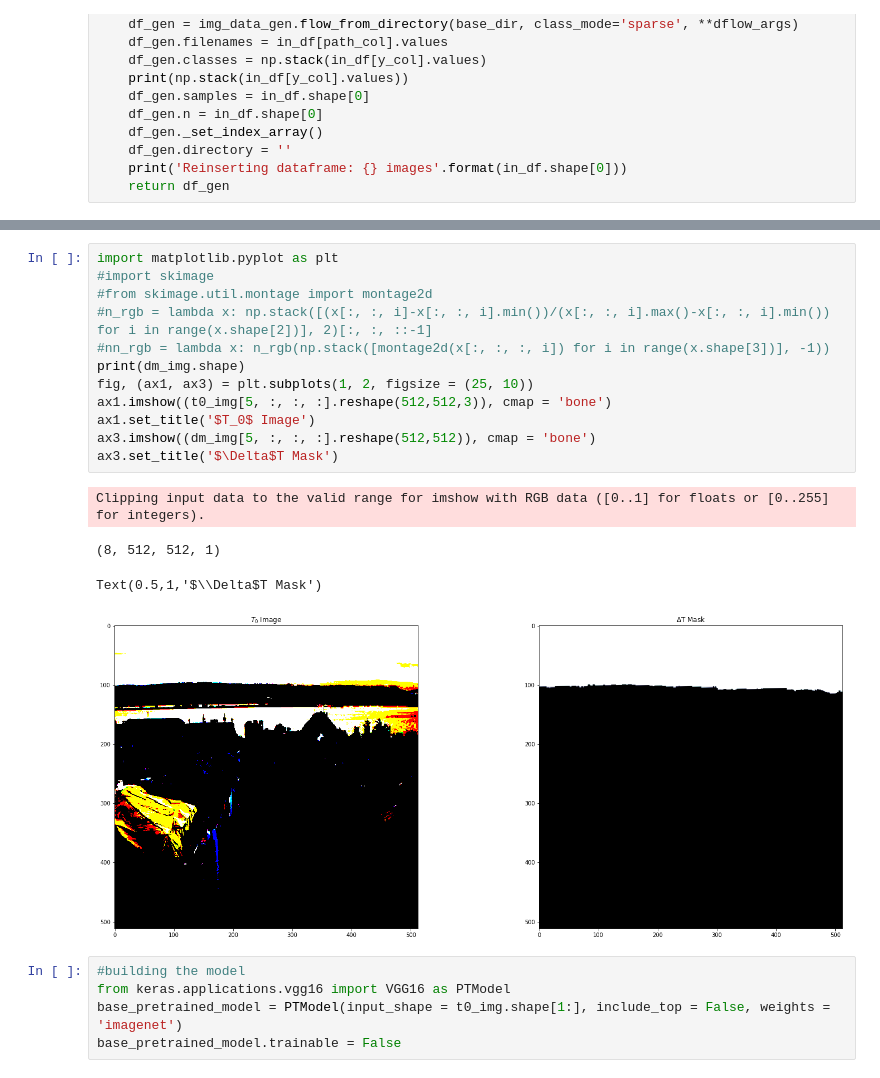
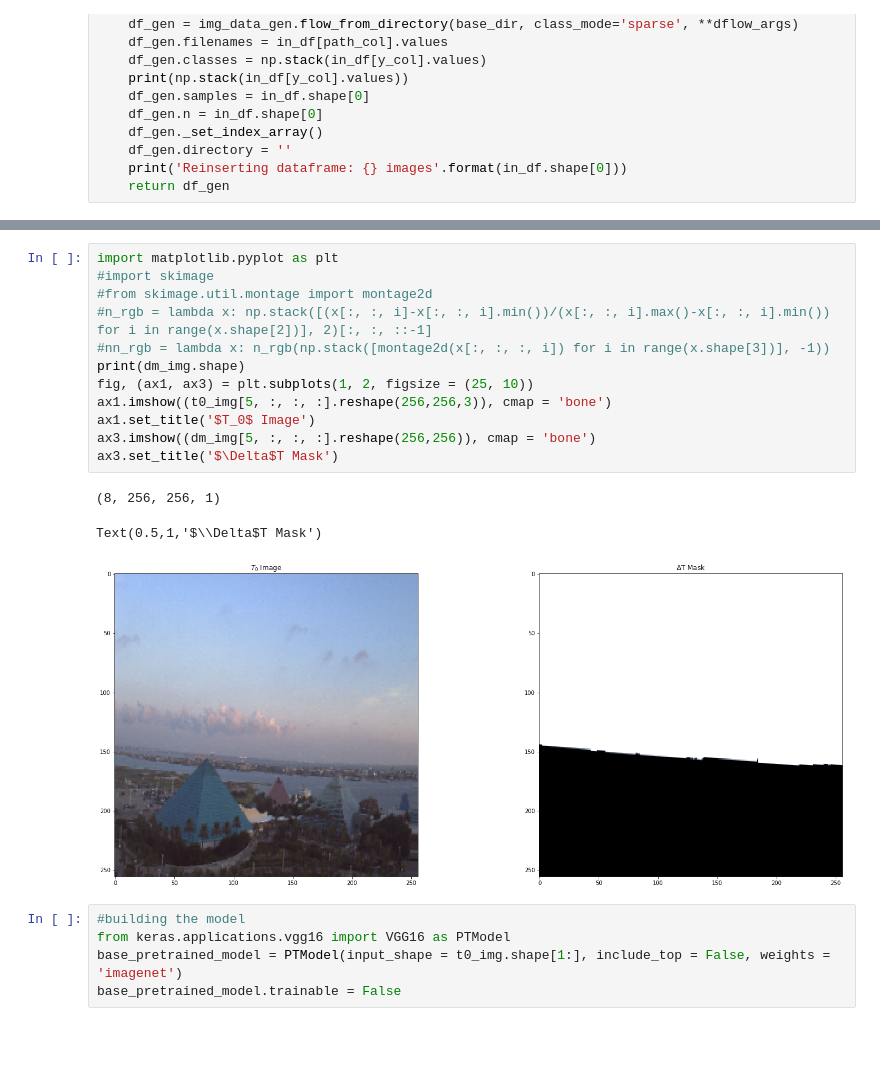
Before and after one commit to shruthisr014/unet_segmentation, a Jupyter notebook: VGG_UNET_sky.ipynb, the cells around one changed output, grey strips where cells are left out. Drawn from its saved outputs; the diff is of its cells as text; blank space fills up the shorter version.

```diff
--- a/VGG_UNET_sky.ipynb
+++ b/VGG_UNET_sky.ipynb
@@ -130,20 +136,19 @@ Reinserting dataframe: 67689 images
 # %%
 import matplotlib.pyplot as plt
 #import skimage
 #from skimage.util.montage import montage2d
 #n_rgb = lambda x: np.stack([(x[:, :, i]-x[:, :, i].min())/(x[:, :, i].max()-x[:, :, i].min()) for i in range(x.shape[2])], 2)[:, :, ::-1]
 #nn_rgb = lambda x: n_rgb(np.stack([montage2d(x[:, :, :, i]) for i in range(x.shape[3])], -1))
 print(dm_img.shape)
 fig, (ax1, ax3) = plt.subplots(1, 2, figsize = (25, 10))
-ax1.imshow((t0_img[5, :, :, :].reshape(512,512,3)), cmap = 'bone')
+ax1.imshow((t0_img[5, :, :, :].reshape(256,256,3)), cmap = 'bone')
 ax1.set_title('$T_0$ Image')
-ax3.imshow((dm_img[5, :, :, :].reshape(512,512)), cmap = 'bone')
+ax3.imshow((dm_img[5, :, :, :].reshape(256,256)), cmap = 'bone')
 ax3.set_title('$\Delta$T Mask')
 # %% [output]
-Clipping input data to the valid range for imshow with RGB data ([0..1] for floats or [0..255] for integers).
+(8, 256, 256, 1)
-(8, 512, 512, 1)
+Text(0.5,1,'$\\Delta$T Mask')
-Text(0.5,1,'$\\Delta$T Mask')
-[figure, old version]
+[figure, new version]
 # %%
 #building the model
 from keras.applications.vgg16 import VGG16 as PTModel
```
Also changed, not shown: parts of 18 cells of this notebook, 6 other files.
